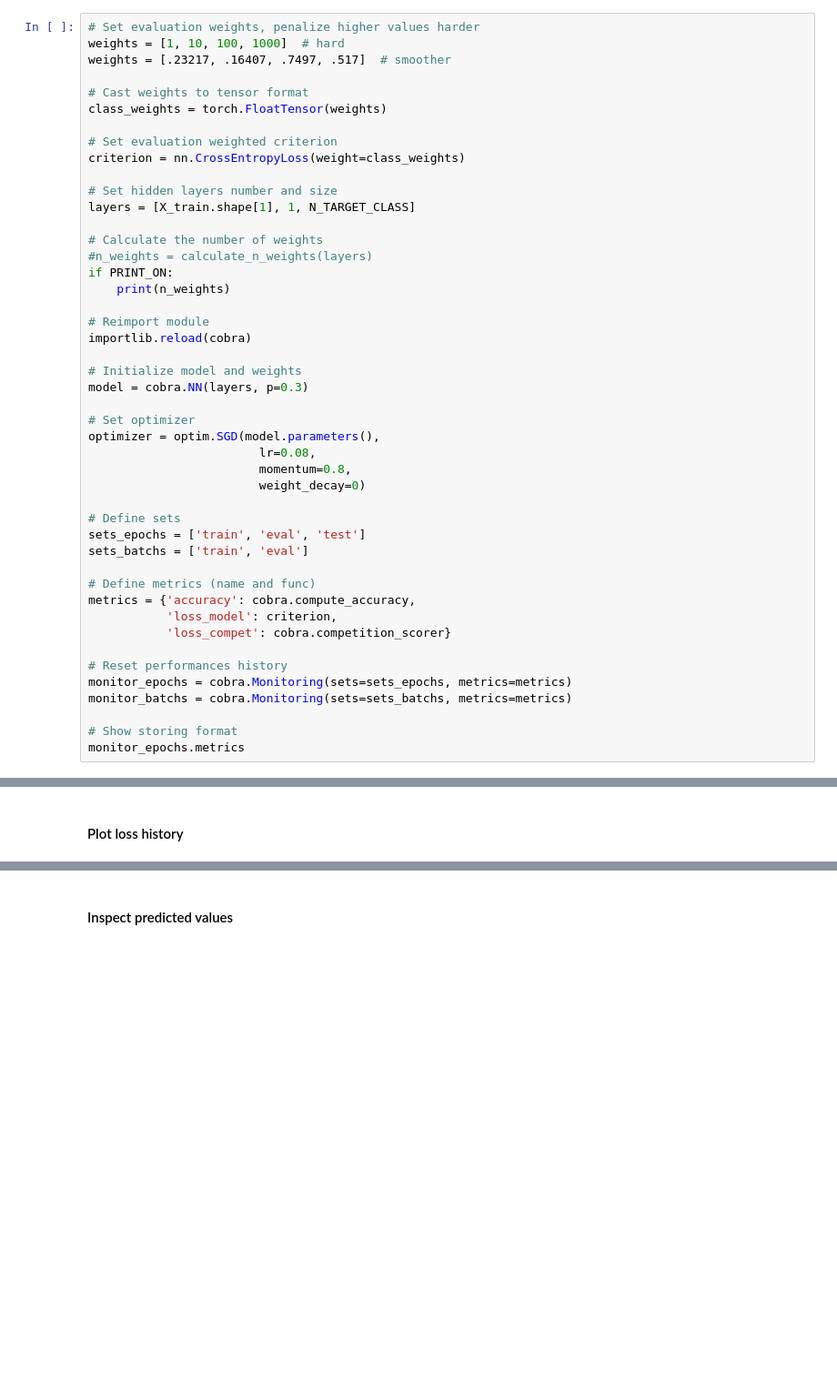
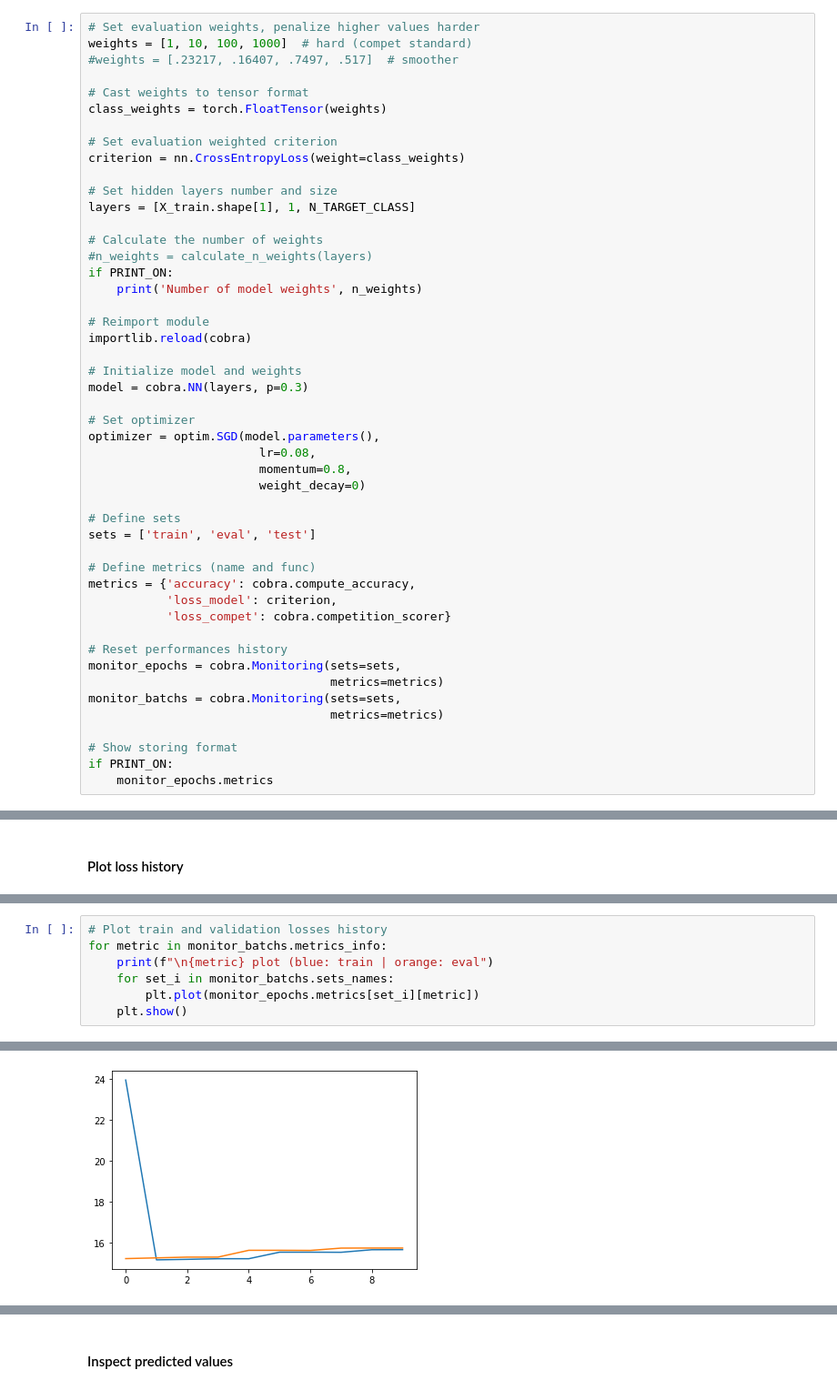
Before and after one commit to AlexisBogroff/Contests, a Jupyter notebook: Predictions/Emergency_housing/data_exploration.ipynb, the cells around one changed output, grey strips where cells are left out. Shown at 91% size. Cells and saved outputs as stored; diff of their text form; blank space fills up the shorter version.

Commit message:
Finalized monitoring class subtleties

```diff
--- a/Predictions/Emergency_housing/data_exploration.ipynb
+++ b/Predictions/Emergency_housing/data_exploration.ipynb
@@ -1110,8 +1109,8 @@ dataloader_test  = torch.utils.data.DataLoader(dataset_test,  batch_size = datas
 ### Build NN model
 # %%
 # Set evaluation weights, penalize higher values harder
-weights = [1, 10, 100, 1000]  # hard
-weights = [.23217, .16407, .7497, .517]  # smoother
+weights = [1, 10, 100, 1000]  # hard (compet standard)
+#weights = [.23217, .16407, .7497, .517]  # smoother
 
 # Cast weights to tensor format
 class_weights = torch.FloatTensor(weights)
@@ -1125,7 +1124,7 @@ layers = [X_train.shape[1], 1, N_TARGET_CLASS]
 # Calculate the number of weights
 #n_weights = calculate_n_weights(layers)
 if PRINT_ON:
-    print(n_weights)
+    print('Number of model weights', n_weights)
 
 # Reimport module
 importlib.reload(cobra)
@@ -1140,8 +1139,7 @@ optimizer = optim.SGD(model.parameters(),
                         weight_decay=0)
 
 # Define sets
-sets_epochs = ['train', 'eval', 'test']
-sets_batchs = ['train', 'eval']
+sets = ['train', 'eval', 'test']
 
 # Define metrics (name and func)
 metrics = {'accuracy': cobra.compute_accuracy,
@@ -1149,8 +1147,11 @@ metrics = {'accuracy': cobra.compute_accuracy,
            'loss_compet': cobra.competition_scorer}
 
 # Reset performances history
-monitor_epochs = cobra.Monitoring(sets=sets_epochs, metrics=metrics)
-monitor_batchs = cobra.Monitoring(sets=sets_batchs, metrics=metrics)
+monitor_epochs = cobra.Monitoring(sets=sets,
+                                  metrics=metrics)
+monitor_batchs = cobra.Monitoring(sets=sets,
+                                  metrics=metrics)
 
 # Show storing format
-monitor_epochs.metrics
+if PRINT_ON:
+    monitor_epochs.metrics
@@ -1242,0 +1223,8 @@ plt.show()
+# %%
+# Plot train and validation losses history
+for metric in monitor_batchs.metrics_info:
+    print(f"\n{metric} plot (blue: train | orange: eval")
+    for set_i in monitor_batchs.sets_names:
+        plt.plot(monitor_epochs.metrics[set_i][metric])
+    plt.show()
+# %% [output]
@@ -1242,0 +1232 @@ plt.show()
+[figure, added]
```
Also changed, not shown: parts of 10 cells of this notebook, 1 other file.
